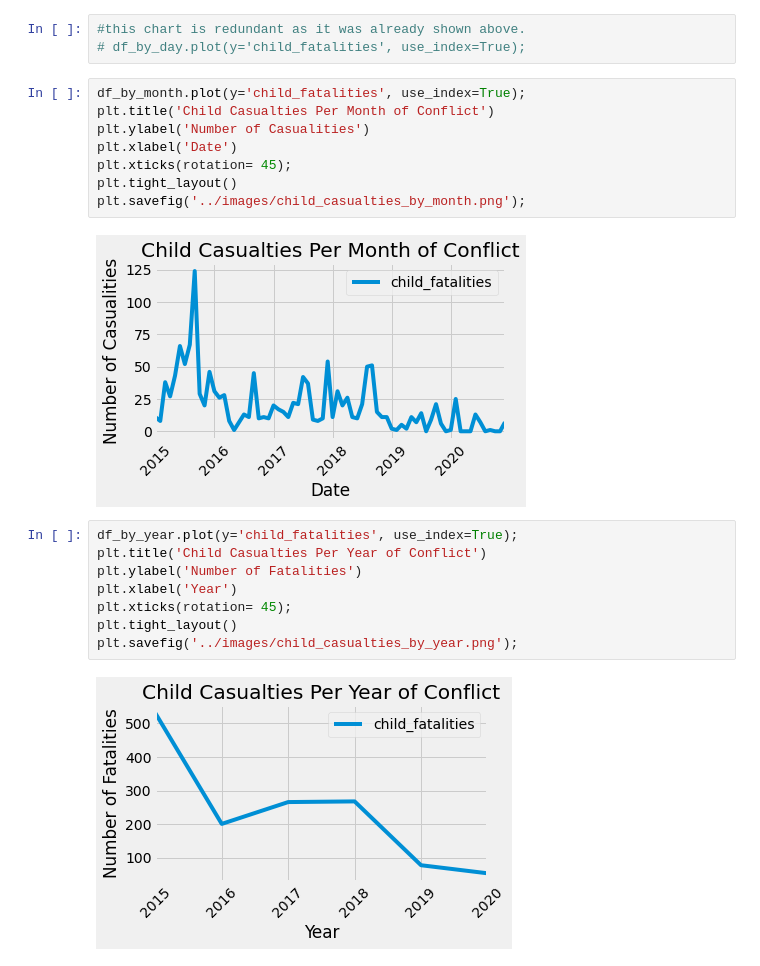
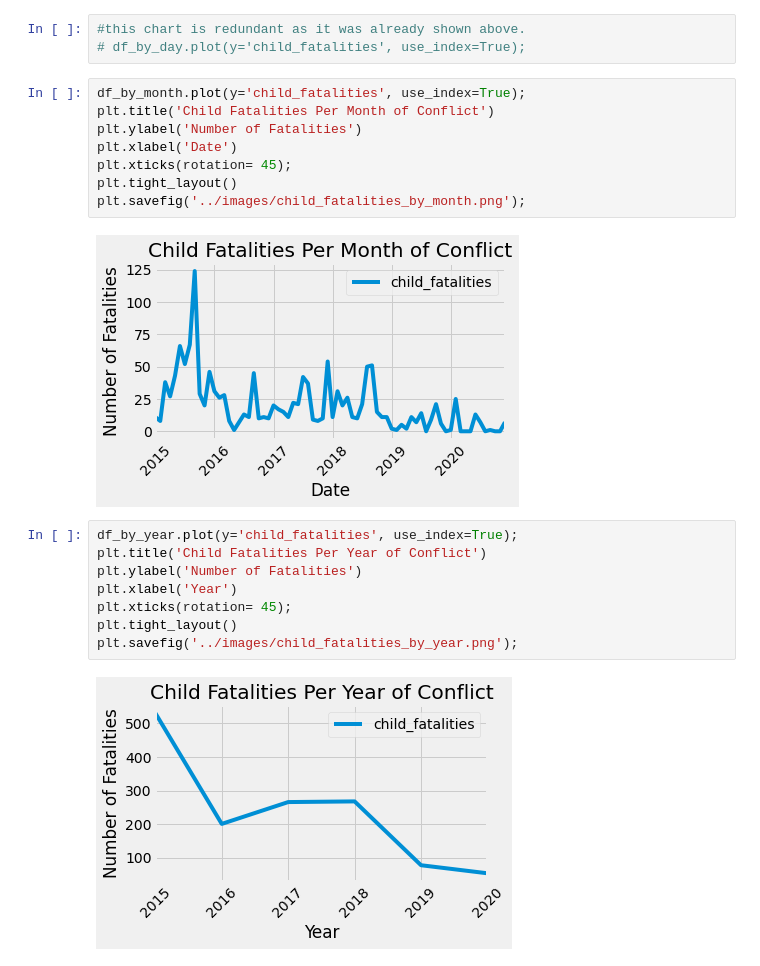
Before and after one commit to gnelsonpr6/yemen_air_raids, a Jupyter notebook: main_notebooks/eda_notebook.ipynb, the cells around one changed output. Saved outputs shown, nothing was run; the diff lists cells and outputs as text.

```diff
--- a/main_notebooks/eda_notebook.ipynb
+++ b/main_notebooks/eda_notebook.ipynb
@@ -322,21 +322,21 @@ plt.savefig('../images/max_air_raids_by_year.png');
 # df_by_day.plot(y='child_fatalities', use_index=True);
 # %%
 df_by_month.plot(y='child_fatalities', use_index=True);
-plt.title('Child Casualties Per Month of Conflict')
-plt.ylabel('Number of Casualities')
+plt.title('Child Fatalities Per Month of Conflict')
+plt.ylabel('Number of Fatalities')
 plt.xlabel('Date')
 plt.xticks(rotation= 45);
 plt.tight_layout()
-plt.savefig('../images/child_casualties_by_month.png');
+plt.savefig('../images/child_fatalities_by_month.png');
 # %% [output]
-[figure, old version]
+[figure, new version]
 # %%
 df_by_year.plot(y='child_fatalities', use_index=True);
-plt.title('Child Casualties Per Year of Conflict')
+plt.title('Child Fatalities Per Year of Conflict')
 plt.ylabel('Number of Fatalities')
 plt.xlabel('Year')
 plt.xticks(rotation= 45);
 plt.tight_layout()
-plt.savefig('../images/child_casualties_by_year.png');
+plt.savefig('../images/child_fatalities_by_year.png');
 # %% [output]
-[figure, old version]
+[figure, new version]
```
Also changed, not shown: parts of 9 cells of this notebook, 15 other files.
